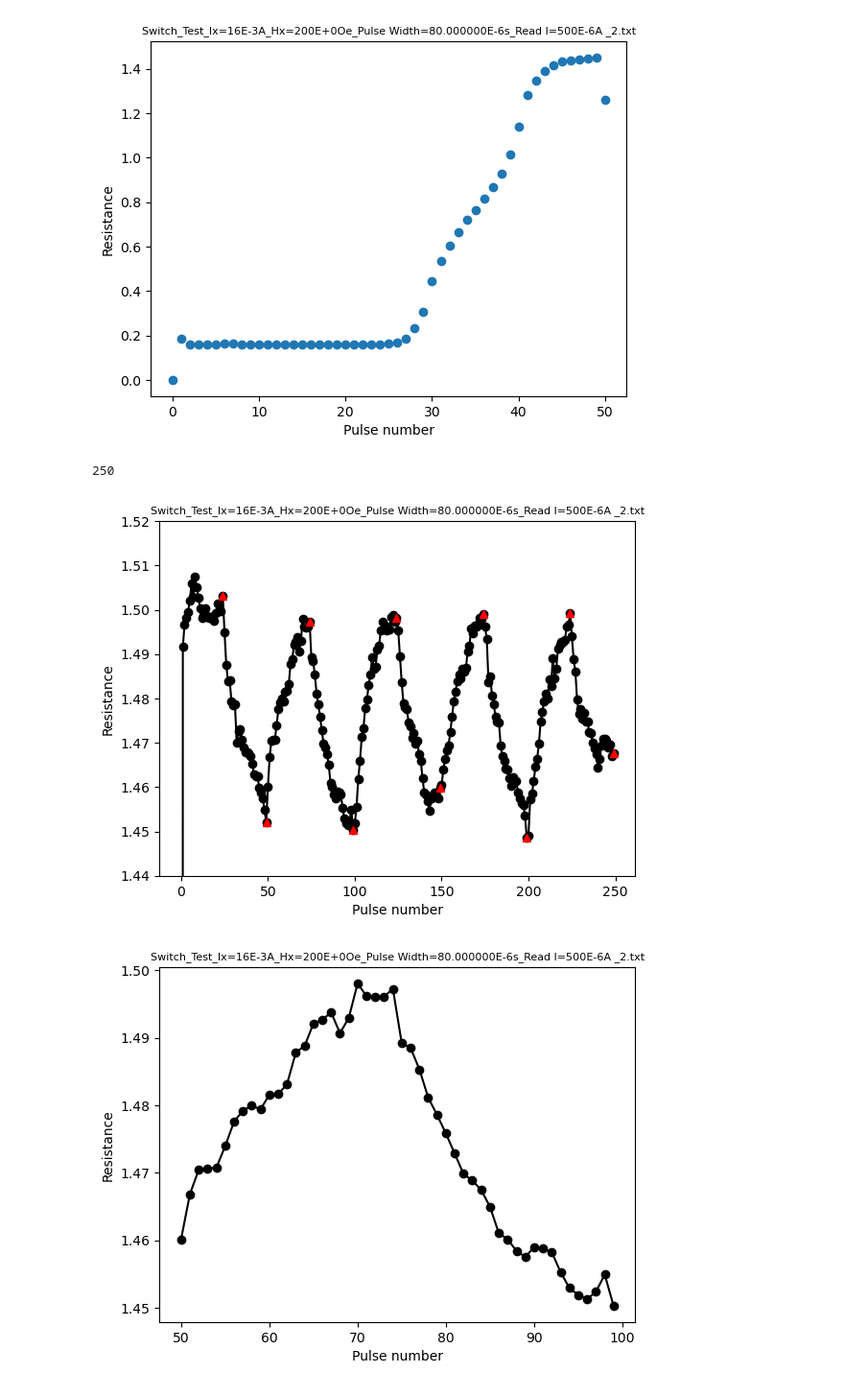
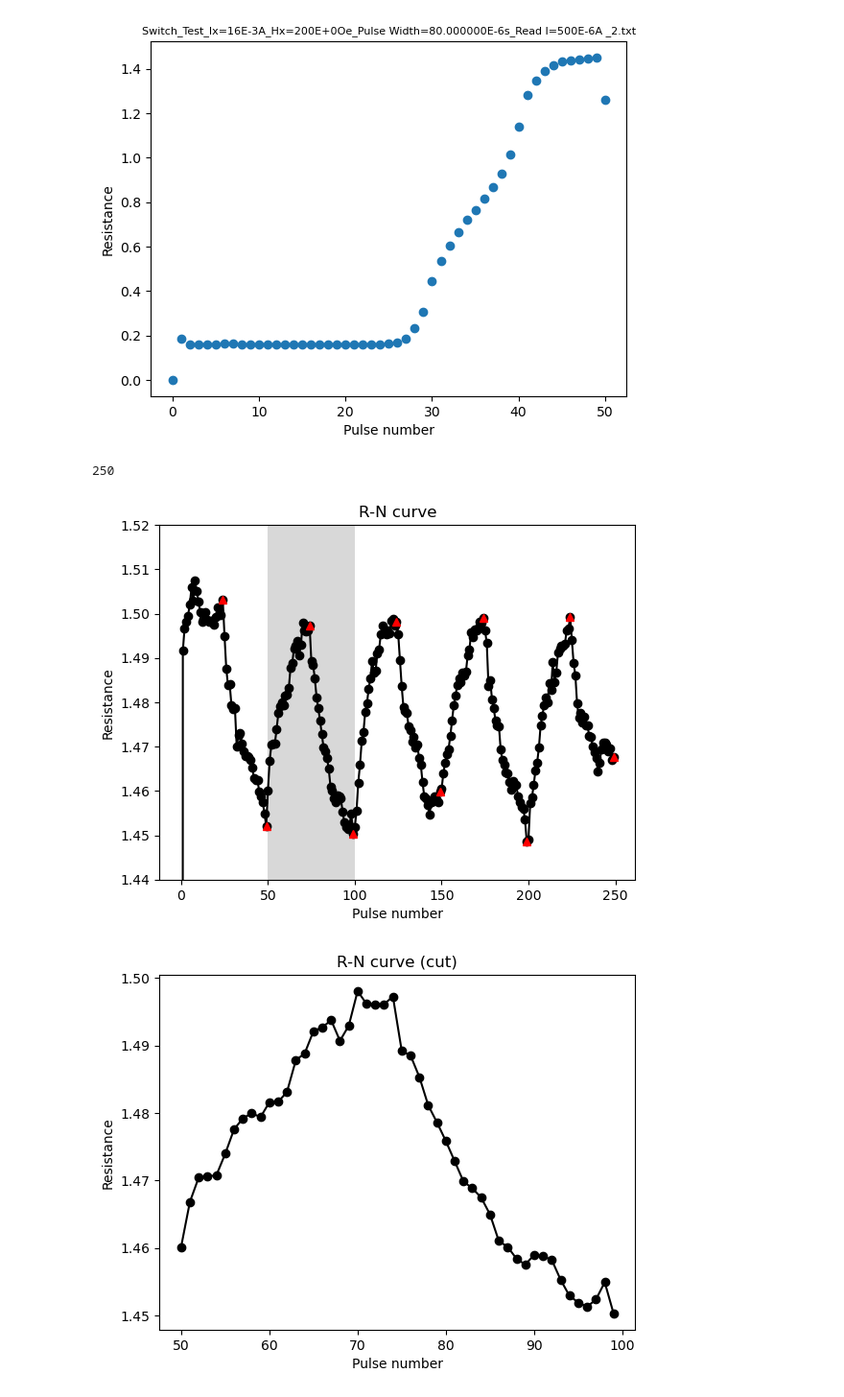
Before and after one commit to kpliao1206/mlmi_hw_repo, a Jupyter notebook: Final/RN_processing.ipynb, the cells around one changed output. Shown at 96% size. Drawn from its saved outputs; the diff is of its cells as text; code cells hidden in the pictures.

```diff
--- a/Final/RN_processing.ipynb
+++ b/Final/RN_processing.ipynb
@@ -53,6 +53,9 @@ def mean_scale(arr):
     arr_mean = (np.max(arr)+np.min(arr)) / 2
     return arr - arr_mean
 
+lower_r = 50
+upper_r = 100
+
 
 pn, r, _ = open_switch_test('Switch_Test_Ix=16E-3A_Hx=0E+0Oe_Pulse Width=80.000000E-6s_Read I=500E-6A _5.txt', plot=False)
 print(len(pn))
@@ -64,46 +67,47 @@ plt.figure()
 plt.plot(pn, r, '-ko')
 plt.plot(turning_point, turning_r, 'r^')
 plt.ylim((1.44, 1.52))
-plt.title(file_name, fontsize=8)
+plt.title('R-N curve')
 plt.xlabel('Pulse number')
 plt.ylabel('Resistance')
+plt.axvspan(lower_r, upper_r, facecolor='gray', alpha=0.3)
 plt.show()
 
 # cut
-r_period = r[50:100]
+r_period = r[lower_r:upper_r]
 plt.figure()
-plt.plot(pn[50:100], r_period, '-ko')
+plt.plot(pn[lower_r:upper_r], r_period, '-ko')
 # plt.ylim((1.44, 1.52))
-plt.title(file_name, fontsize=8)
+plt.title('R-N curve (cut)')
 plt.xlabel('Pulse number')
 plt.ylabel('Resistance')
 plt.show()
 
 ##### 調整縮放範圍 #####
-r_period_scale = scale_array(np.array(r_period), -2, 2)
+r_period_scale = scale_array(np.array(r_period), -1, 1)
 # r_period_scale = mean_scale(np.array(r_period))
 #######################
 
 # cut & scaled
 plt.figure()
-plt.plot(pn[50:100], r_period_scale, '-ko')
+plt.plot(pn[lower_r:upper_r], r_period_scale, '-ko')
 # plt.ylim((-2.5, 2.5))
-plt.title(file_name, fontsize=8)
+plt.title('R-N curve (sclaed)')
 plt.xlabel('Pulse number')
 plt.ylabel('Resistance')
 plt.show()
 
 # cut & scaled & sort
 plt.figure()
 plt.hist(r_period_scale)
-plt.title(file_name, fontsize=8)
+plt.title('Risistance distribution')
 plt.xlabel('Scaled Resistance')
 plt.ylabel('Amount')
 plt.show()
 
 # save file
-np.save('Synapse_weight/weight1_1period', r_period_scale)
+# np.save('Synapse_weight/weight1_3period_range1', r_period_scale)
 # %% [output]
 250
-[figure, old version]
+[figure, new version]
-[figure, old version]
+[figure, new version]
```
Also changed, not shown: parts of 3 cells of this notebook, 5 other files.
